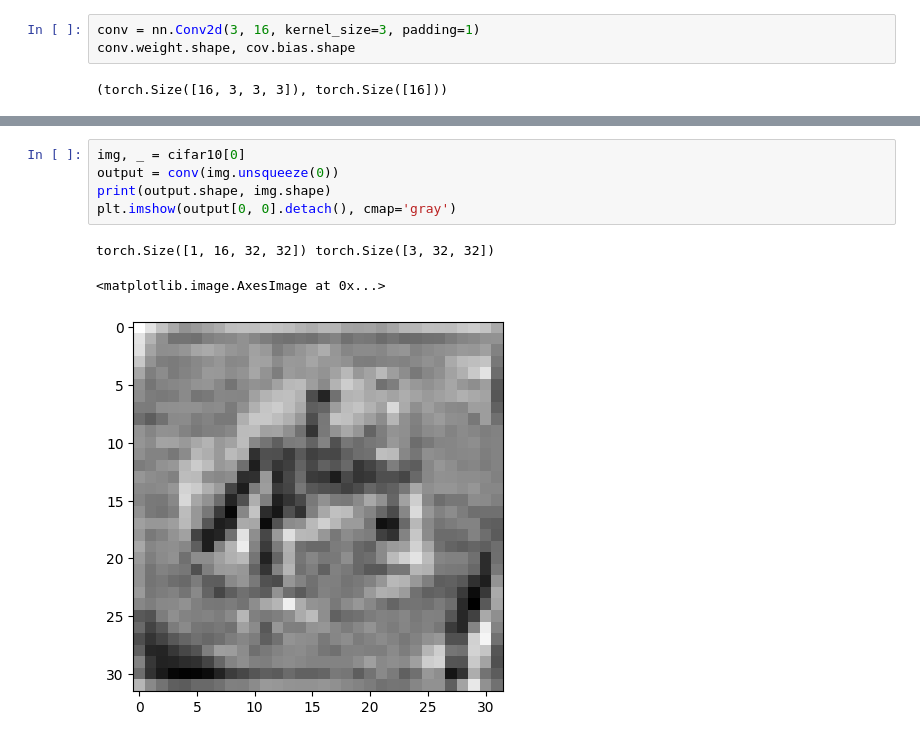
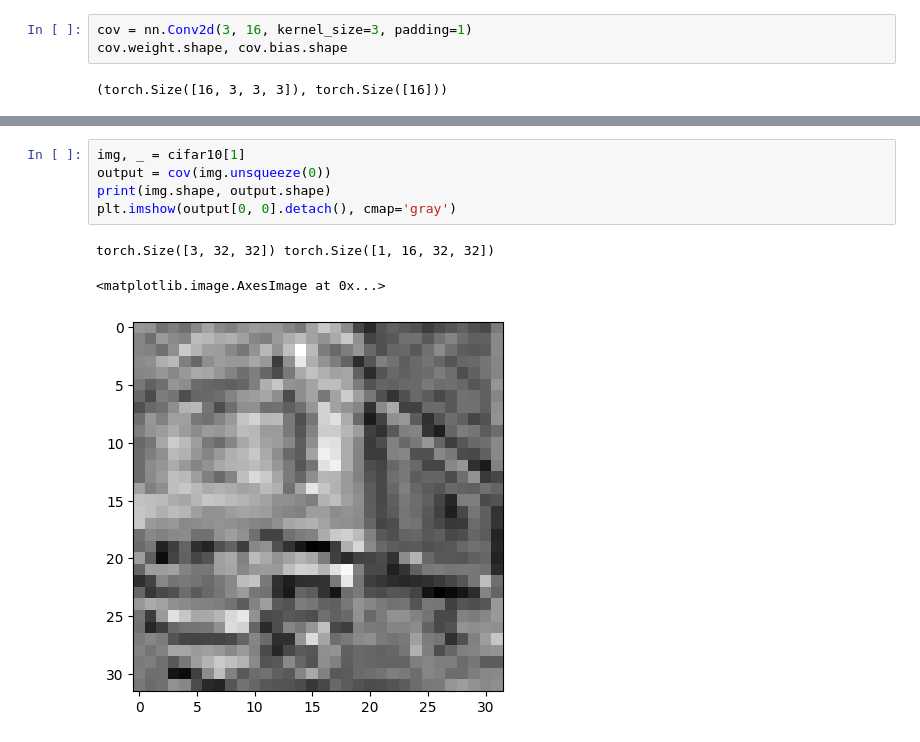
Before and after one commit to YamadaTakahito/pytorch_zissen, a Jupyter notebook: 8.ipynb, the cells around one changed output, grey strips where cells are left out. Cells and saved outputs as stored; diff of their text form.

```diff
--- a/8.ipynb
+++ b/8.ipynb
@@ -26,5 +35,5 @@ Files already downloaded and verified
 # %%
-conv = nn.Conv2d(3, 16, kernel_size=3, padding=1)
-conv.weight.shape, cov.bias.shape
+cov = nn.Conv2d(3, 16, kernel_size=3, padding=1)
+cov.weight.shape, cov.bias.shape
 # %% [output]
 (torch.Size([16, 3, 3, 3]), torch.Size([16]))
@@ -31,12 +46,12 @@ conv.weight.shape, cov.bias.shape
 # %%
-img, _ = cifar10[0]
-output = conv(img.unsqueeze(0))
-print(output.shape, img.shape)
+img, _ = cifar10[1]
+output = cov(img.unsqueeze(0))
+print(img.shape, output.shape)
 plt.imshow(output[0, 0].detach(), cmap='gray')
 # %% [output]
-torch.Size([1, 16, 32, 32]) torch.Size([3, 32, 32])
+torch.Size([3, 32, 32]) torch.Size([1, 16, 32, 32])
 <matplotlib.image.AxesImage at 0x...>
-[figure, old version]
+[figure, new version]
 # %%
 def show_img(i_img):
     max_val = i_img.max()
```
Also changed, not shown: parts of 14 cells of this notebook.
